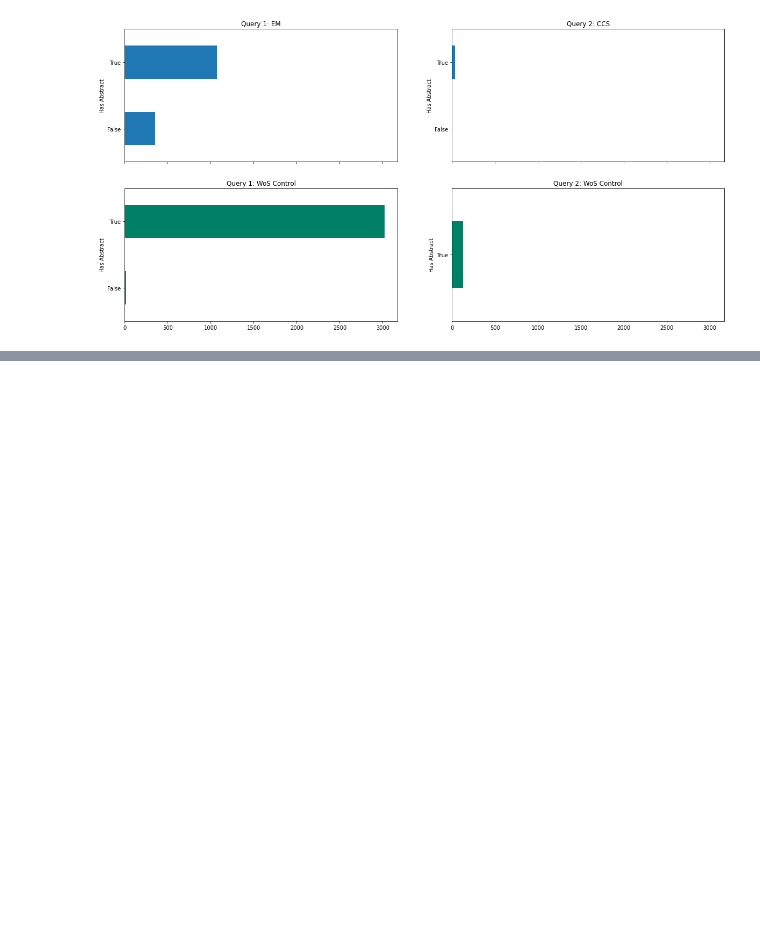
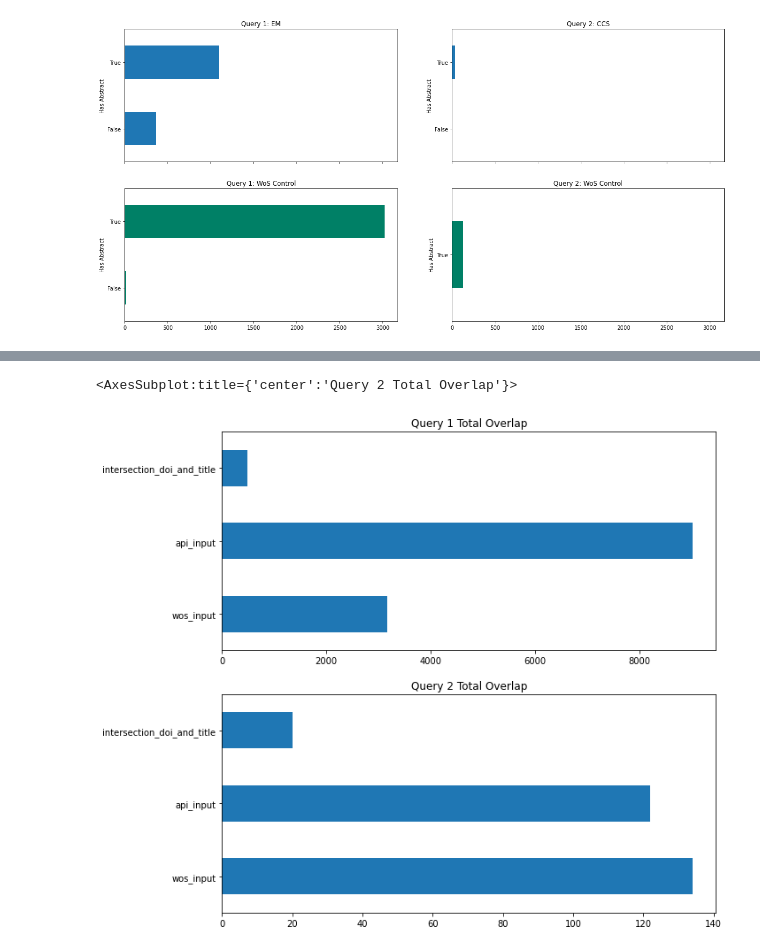
Before and after one commit to jerlanger/mcc, a Jupyter notebook: notebooks/openAlexEval.ipynb, the cells around one changed output, grey strips where cells are left out. Drawn from its saved outputs; the diff is of its cells as text; code cells hidden in the pictures; blank space fills up the shorter version.

```diff
--- a/notebooks/openAlexEval.ipynb
+++ b/notebooks/openAlexEval.ipynb
@@ -228,0 +229,8 @@ df_results_yr
+# %%
+fig, axes = plt.subplots(nrows=2, ncols=1, figsize=(10,10))
+
+df_results.iloc[0,[0,1,4]].plot.barh(title="Query 1 Total Overlap", ax=axes[0])
+df_results.iloc[1,[0,1,4]].plot.barh(title="Query 2 Total Overlap", ax=axes[1])
+# %% [output]
+<AxesSubplot:title={'center':'Query 2 Total Overlap'}>
+[figure, added]
```
Also changed, not shown: parts of 6 cells of this notebook, 2 other files.
